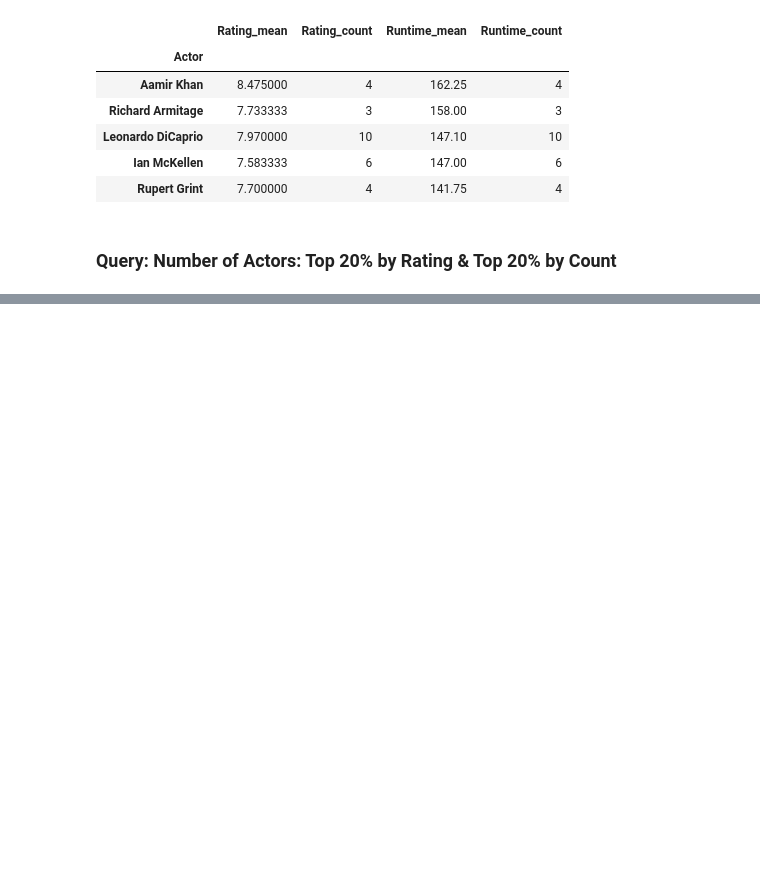
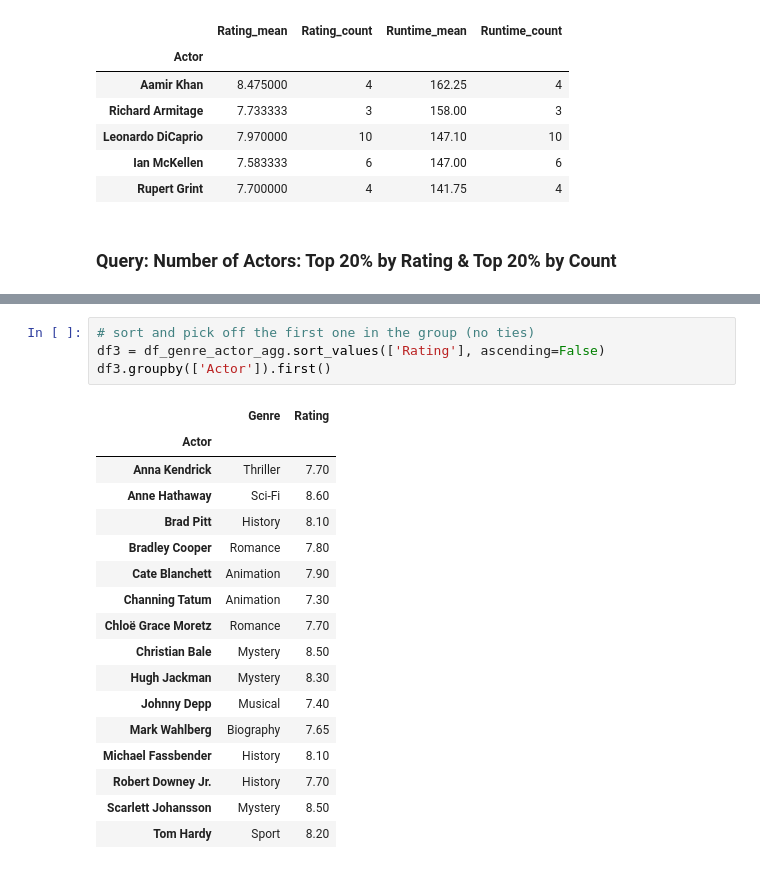
Before and after one commit to sdiehl28/Scikit-Learn-Workflow, a Jupyter notebook: python/Pandas04.ipynb, the cells around one changed output, grey strips where cells are left out. Drawn from its saved outputs; the diff is of its cells as text; blank space fills up the shorter version.

```diff
--- a/python/Pandas04.ipynb
+++ b/python/Pandas04.ipynb
@@ -427,0 +516,22 @@ df_agg[criteria_top20_rated & criteria_top20_count].nlargest(n=5, columns=['Runt
+# %%
+# sort and pick off the first one in the group (no ties)
+df3 = df_genre_actor_agg.sort_values(['Rating'], ascending=False)
+df3.groupby(['Actor']).first()
+# %% [output]
+|  | Genre | Rating |
+| Actor |  |  |
+| Anna Kendrick | Thriller | 7.70 |
+| Anne Hathaway | Sci-Fi | 8.60 |
+| Brad Pitt | History | 8.10 |
+| Bradley Cooper | Romance | 7.80 |
+| Cate Blanchett | Animation | 7.90 |
+| Channing Tatum | Animation | 7.30 |
+| Chloë Grace Moretz | Romance | 7.70 |
+| Christian Bale | Mystery | 8.50 |
+| Hugh Jackman | Mystery | 8.30 |
+| Johnny Depp | Musical | 7.40 |
+| Mark Wahlberg | Biography | 7.65 |
+| Michael Fassbender | History | 8.10 |
+| Robert Downey Jr. | History | 7.70 |
+| Scarlett Johansson | Mystery | 8.50 |
+| Tom Hardy | Sport | 8.20 |
```
Also changed, not shown: parts of 29 cells of this notebook.
